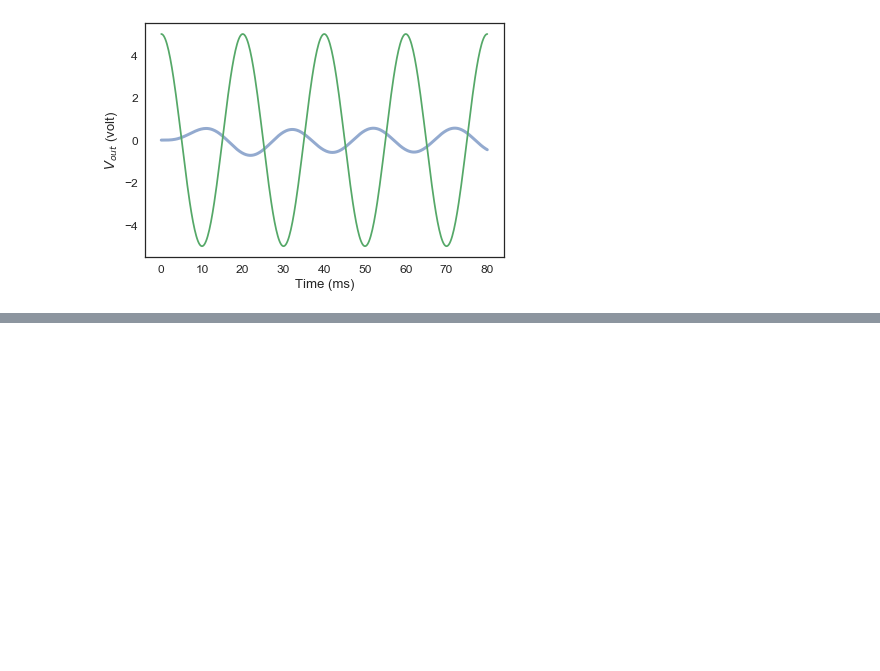
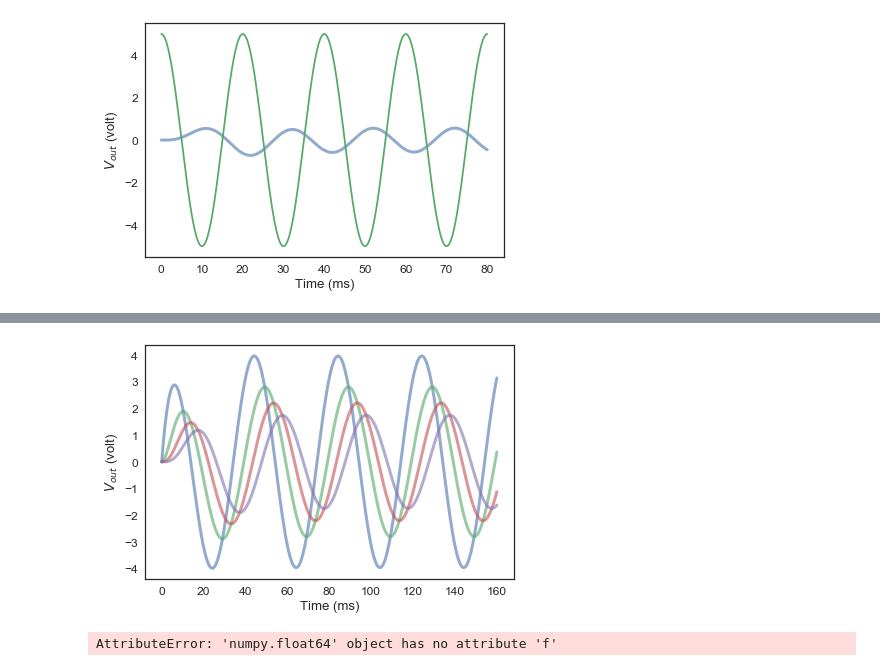
Before and after one commit to ThomasJagielski/ModSimPy, a Jupyter notebook: code/EKG Circuit Optimization Final.ipynb, the cells around one changed output, grey strips where cells are left out. Cells and saved outputs as stored; diff of their text form; code cells hidden in the pictures; blank space fills up the shorter version.

```diff
--- a/code/EKG Circuit Optimization Final.ipynb
+++ b/code/EKG Circuit Optimization Final.ipynb
@@ -15,3 +15,7 @@ farad = UNITS.farad
 volt = UNITS.volt
 Hz = UNITS.Hz
 second = UNITS.second;
+# %%
+input_freq = Params(
+    f = 50
+)
@@ -41,13 +48,13 @@ def make_system(params):
     unpack(params)
 
     init = State(V_out = 0)
-    omega = 2 * np.pi * f
+    omega = 2 * np.pi * input_freq.f
     tau = R * C
     cutoff = 1 / R / C / 2 / np.pi
-    t_end = 4 / f
+    t_end = 4 / input_freq.f
     ts = linspace(0, t_end, 401)
 
-    return System(R=R, C=C, A=A, f=f,
+    return System(R=R, C=C, A=A, f=input_freq.f,
                   init=init, t_end=t_end, ts=ts,
                   omega=omega, tau=tau, cutoff=cutoff, vin=vin)
 # %%
@@ -264,0 +328,18 @@ NameError: name 'Params' is not defined
+# %%
+input_freq.f=25
+# %%
+results5, results6, results7, results8 = run_sim(input_freq, make_system, slope_func_init, slope_func_high_pass, slope_func_low_pass)
+# %%
+plot_results(results5)
+plot_results(results6)
+plot_results(results7)
+plot_results(results8)
+# %% [output]
+[figure, added]
+# %%
+results=DataFrame()
+for i in linspace(1, 100, 10):
+    input_freq = i
+    results[input_freq] = run_sim(input_freq, make_system, slope_func_init, slope_func_high_pass, slope_func_low_pass)
+# %% [output]
+AttributeError: 'numpy.float64' object has no attribute 'f'
```
Also changed, not shown: parts of 4 cells of this notebook.
